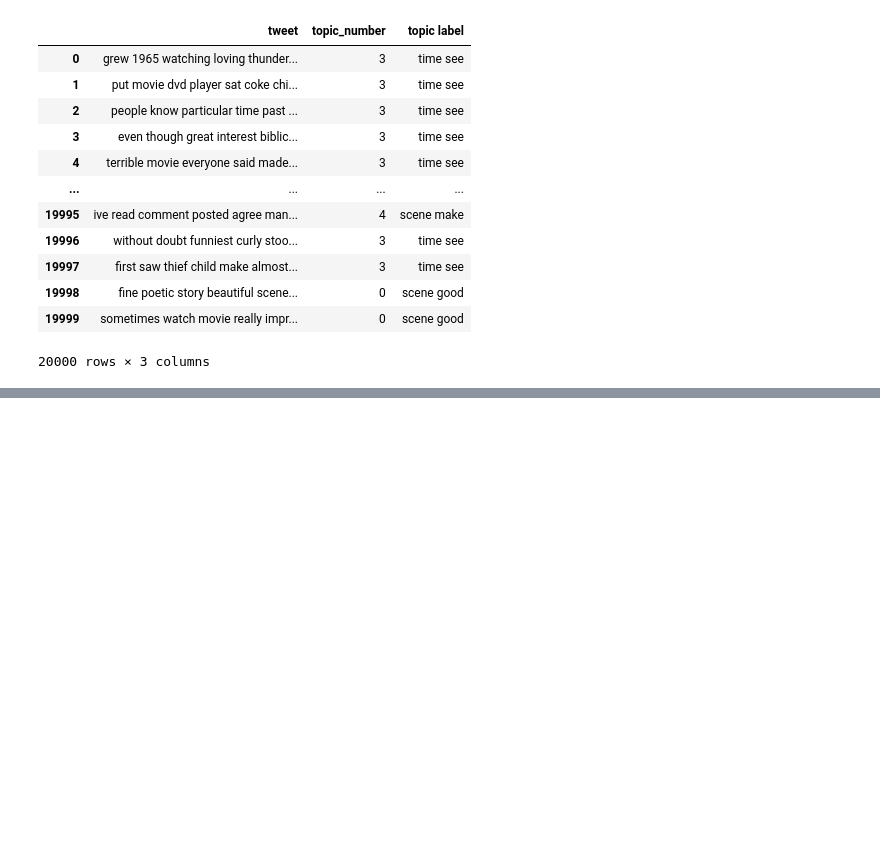
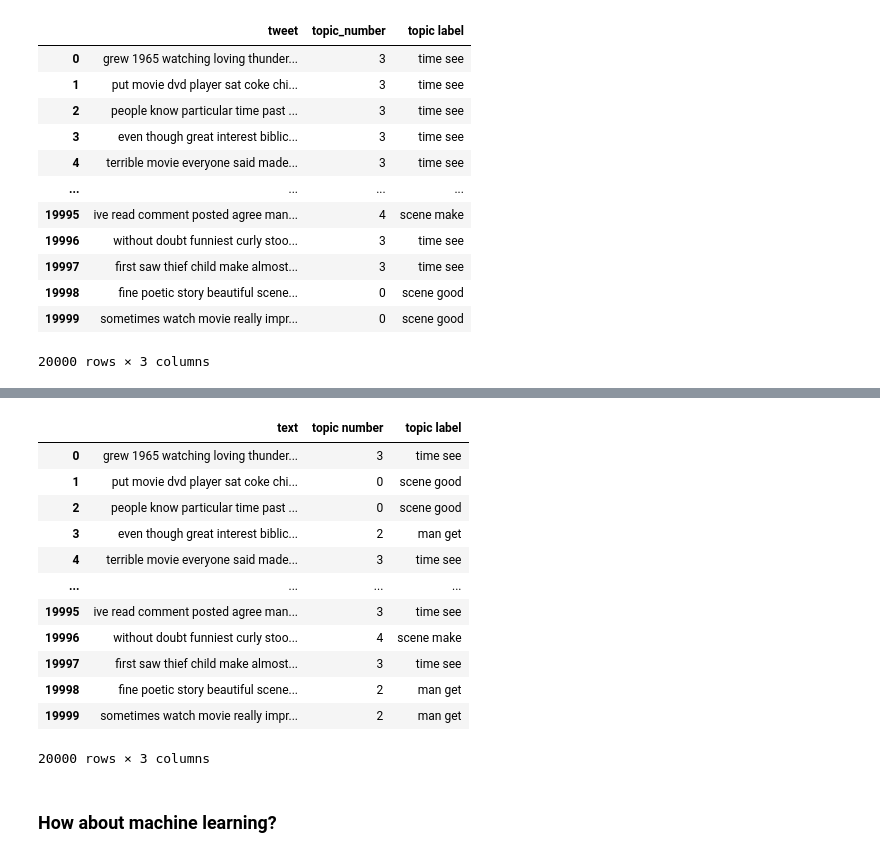
Before and after one commit to muftialroaz/movies-sentiment-analysis, a Jupyter notebook: ATE_ACD.ipynb, the cells around one changed output, grey strips where cells are left out. Drawn from its saved outputs; the diff is of its cells as text; code cells hidden in the pictures; blank space fills up the shorter version.

```diff
--- a/ATE_ACD.ipynb
+++ b/ATE_ACD.ipynb
@@ -413,0 +471,11 @@ draft_result
+# %%
+# Find the index of the maximum similarity for each review
+max_similarity_index_tk = similaritiy_tweet_keyword.argmax(axis=1)
+
+# Concate max aspect similarity and review
+df_cosine_topic = pd.concat([pd.DataFrame(preprocess_df['text']), pd.DataFrame(max_similarity_index_tk)], axis=1)
+df_cosine_topic = df_cosine_topic.rename(columns={0: 'topic number'})
+# df_single_aspect = df_single_aspect.dropna()
+# df_single_aspect = df_single_aspect[df_single_aspect['content'].str.strip() != '']
+# df_single_aspect.reset_index(drop=True, inplace=True)
+df_cosine_topic
@@ -413,0 +496,29 @@ draft_result
+# %%
+# Mapping topic number to label
+
+# Buat kamus yang memetakan nomor topik ke label topik
+topic_no_to_label = {
+    idx: row['Aspect'] for idx, row in df_single_aspect.iterrows()
+}
+
+# Ganti nomor topik dengan label topik di DataFrame teks
+df_cosine_topic['topic label'] = df_cosine_topic['topic number'].map(topic_no_to_label)
+
+# Tampilkan DataFrame yang sudah diubah
+df_cosine_topic
+# %% [output]
+|  | text | topic number | topic label |
+| 0 | grew 1965 watching loving thunder... | 3 | time see |
+| 1 | put movie dvd player sat coke chi... | 0 | scene good |
+| 2 | people know particular time past ... | 0 | scene good |
+| 3 | even though great interest biblic... | 2 | man get |
+| 4 | terrible movie everyone said made... | 3 | time see |
+| ... | ... | ... | ... |
+| 19995 | ive read comment posted agree man... | 3 | time see |
+| 19996 | without doubt funniest curly stoo... | 4 | scene make |
+| 19997 | first saw thief child make almost... | 3 | time see |
+| 19998 | fine poetic story beautiful scene... | 2 | man get |
+| 19999 | sometimes watch movie really impr... | 2 | man get |
+20000 rows × 3 columns
+# %% [markdown]
+### How about machine learning?
```
Also changed, not shown: parts of 10 cells of this notebook.
